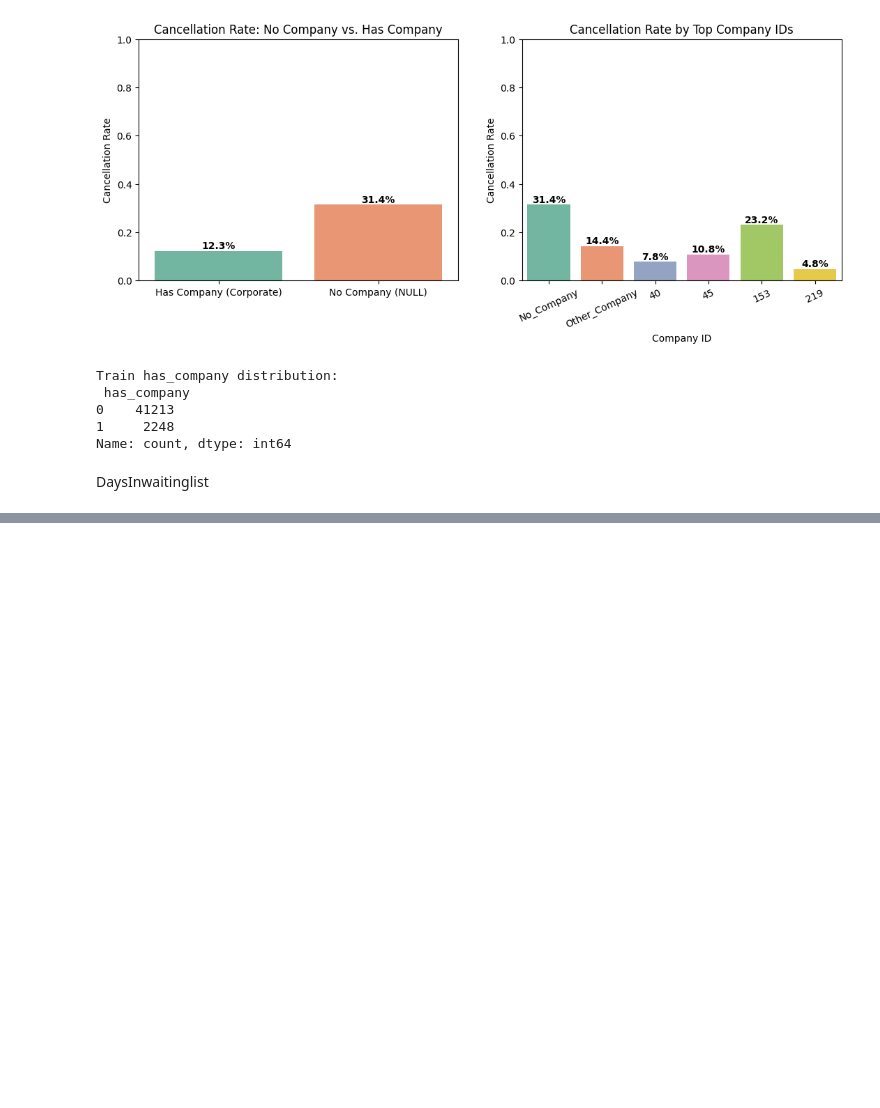
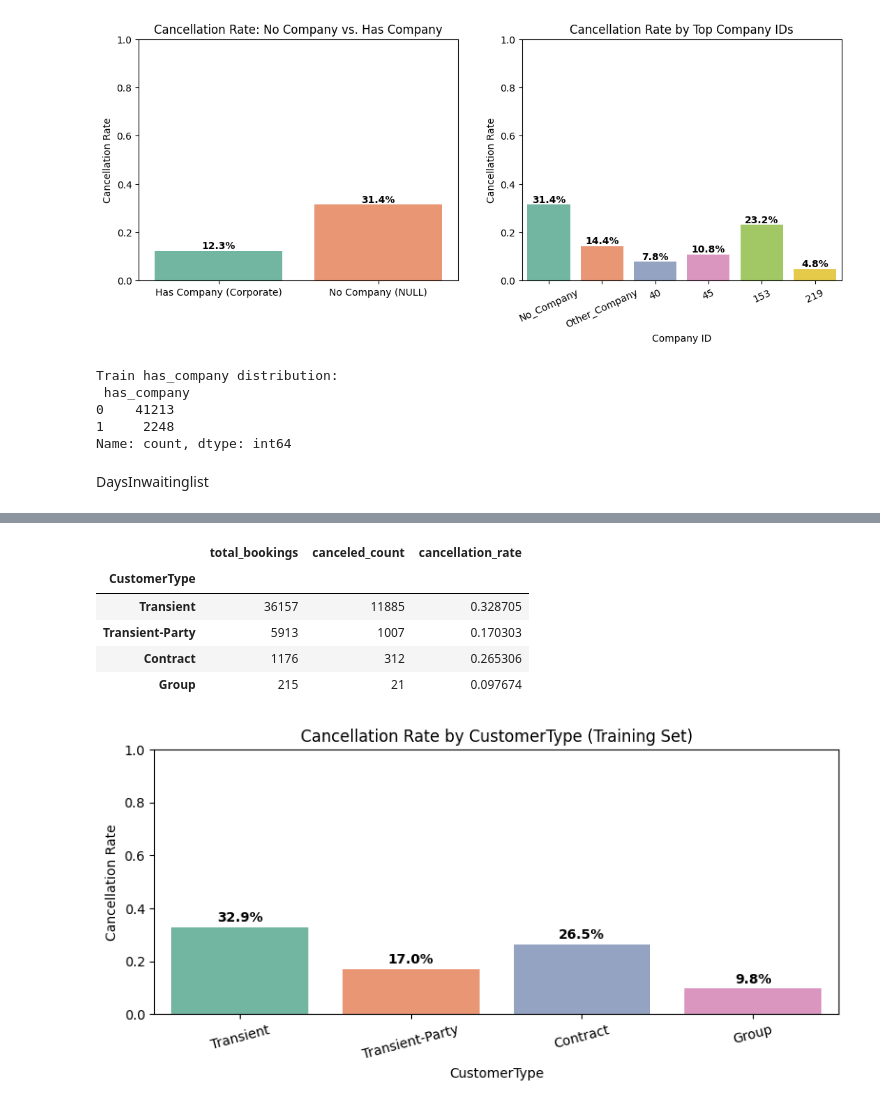
Before and after one commit to nourMelegy/City-Hotel-Booking-Demand-ML-Model, a Jupyter notebook: src/preprocessing/classificationPPwithoutDuplicates.ipynb, the cells around one changed output, grey strips where cells are left out. Saved outputs shown, nothing was run; the diff lists cells and outputs as text; code cells hidden in the pictures; blank space fills up the shorter version.

```diff
--- a/src/preprocessing/classificationPPwithoutDuplicates.ipynb
+++ b/src/preprocessing/classificationPPwithoutDuplicates.ipynb
@@ -1975,0 +2103,3 @@ DaysInwaitinglist
+# %%
+X_train = X_train.drop(columns="DaysInWaitingList")
+X_test = X_test.drop(columns="DaysInWaitingList")
@@ -1975,0 +2122,43 @@ DaysInwaitinglist
+# %%
+# 1. Exact counts and cancellation rates per IsRepeatedGuest (on training set only)
+market_summary = (
+    pd.DataFrame(
+        {'CustomerType': X_train['CustomerType'], 'IsCanceled': y_train}
+    )
+    .groupby('CustomerType')['IsCanceled']
+    .agg(
+        total_bookings='count',
+        canceled_count='sum',
+        cancellation_rate='mean',
+    )
+    .sort_values('total_bookings', ascending=False)
+)
+
+display(market_summary)
+
+# 2. Barplot of cancellation rates by IsRepeatedGuest
+plt.figure(figsize=(8, 4))
+sns.barplot(
+    x=market_summary.index,
+    y=market_summary['cancellation_rate'],
+    hue=market_summary.index,
+    palette='Set2',
+    legend=False,
+)
+plt.title('Cancellation Rate by CustomerType (Training Set)')
+plt.xlabel('CustomerType')
+plt.ylabel('Cancellation Rate')
+plt.ylim(0, 1.0)
+for i, v in enumerate(market_summary['cancellation_rate']):
+  plt.text(i, v + 0.02, f'{v:.1%}', ha='center', fontweight='bold')
+plt.xticks(rotation=15)
+plt.tight_layout()
+plt.show()
+# %% [output]
+|  | total_bookings | canceled_count | cancellation_rate |
+| CustomerType |  |  |  |
+| Transient | 36157 | 11885 | 0.328705 |
+| Transient-Party | 5913 | 1007 | 0.170303 |
+| Contract | 1176 | 312 | 0.265306 |
+| Group | 215 | 21 | 0.097674 |
+[figure, added]
```
Also changed, not shown: parts of 28 cells of this notebook.
